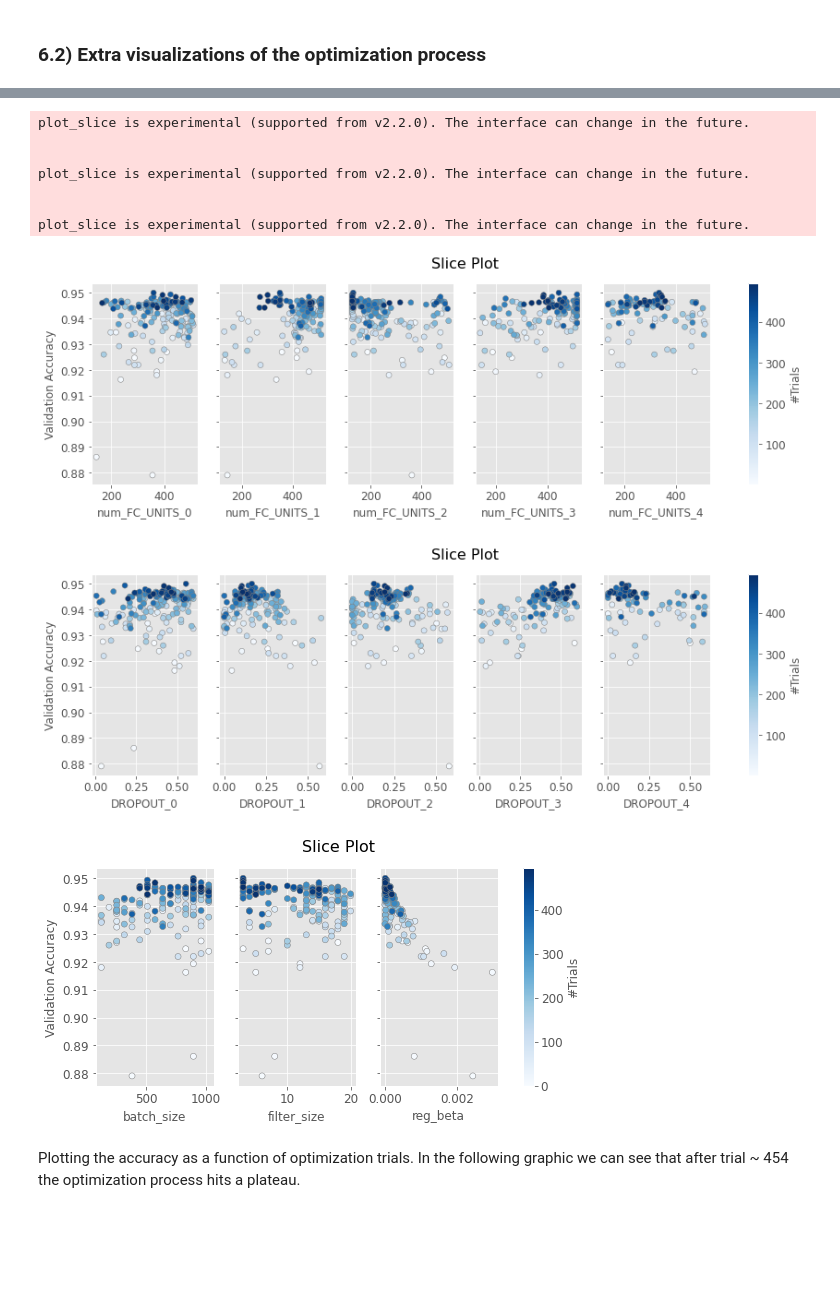
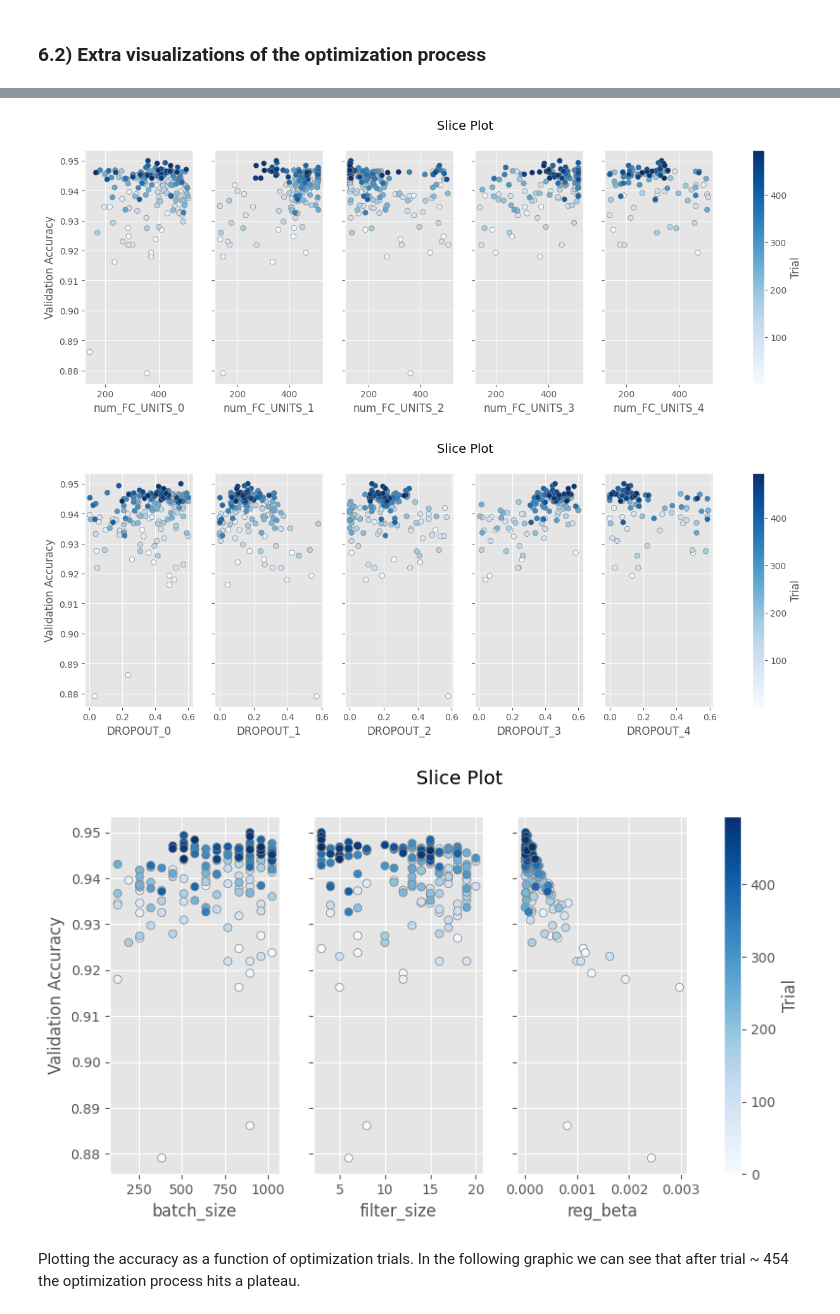
Before and after one commit to dario-passos/DeepLearning_for_VIS-NIR_Spectra, a Jupyter notebook: notebooks/Tutorial_on_DL_optimization/2) optimization_tutorial_classification_v2.ipynb, the cells around one changed output, grey strips where cells are left out. Drawn from its saved outputs; the diff is of its cells as text; code cells hidden in the pictures; blank space fills up the shorter version.

```diff
--- a/notebooks/Tutorial_on_DL_optimization/2) optimization_tutorial_classification_v2.ipynb
+++ b/notebooks/Tutorial_on_DL_optimization/2) optimization_tutorial_classification_v2.ipynb
@@ -419,9 +436,9 @@ Set parameters for graphics formating
 ## Graphics settings
 ## Setting the font sizes for comming figures
 # plt.style.use("default")
-SMALL_SIZE = 12
-MEDIUM_SIZE = 14
-BIGGER_SIZE = 16
+SMALL_SIZE = 10
+MEDIUM_SIZE = 12
+BIGGER_SIZE = 14
 
 ## uncomment for Latex graphics formating
 # plt.rcParams.update({
@@ -1213,6 +1237,6 @@ At any point we can stop the optimization and analyze the results obtained so fa
 # %%
 ## Load a pre-computed optimization study
-saved_study = optuna.study.load_study(storage="sqlite:///ClassStudy0_precomputed.db", study_name="ClassStudy0")
+saved_study = optuna.study.load_study(storage="sqlite:///ClassStudy0_precomputed_v2.db", study_name="ClassStudy0")
 
 ## Substitute the previous line by this one if you want check the ClassStudy0 that you generated
 # saved_study = optuna.study.load_study(storage="sqlite:///ClassStudy0.db", study_name="ClassStudy0")
@@ -1418,20 +1445,13 @@ You might need to change the object name from "ClassStudy0" to "loaded_study" de
 </div>
 # %%
-optuna.visualization.matplotlib.plot_slice(ClassStudy0, params=["num_FC_UNITS_0", "num_FC_UNITS_1", "num_FC_UNITS_2","num_FC_UNITS_3", "num_FC_UNITS_4"], target_name='Validation Accuracy')
-optuna.visualization.matplotlib.plot_slice(ClassStudy0, params=["DROPOUT_0", "DROPOUT_1", "DROPOUT_2","DROPOUT_3", "DROPOUT_4"], target_name='Validation Accuracy')
-optuna.visualization.matplotlib.plot_slice(ClassStudy0, params=["reg_beta","filter_size","batch_size"], target_name='Validation Accuracy')
+optuna.visualization.matplotlib.plot_slice(saved_study, params=["num_FC_UNITS_0", "num_FC_UNITS_1", "num_FC_UNITS_2","num_FC_UNITS_3", "num_FC_UNITS_4"], target_name='Validation Accuracy')
+optuna.visualization.matplotlib.plot_slice(saved_study, params=["DROPOUT_0", "DROPOUT_1", "DROPOUT_2","DROPOUT_3", "DROPOUT_4"], target_name='Validation Accuracy')
+optuna.visualization.matplotlib.plot_slice(saved_study, params=["reg_beta","filter_size","batch_size"], target_name='Validation Accuracy')
 plt.show()
 # %% [output]
-plot_slice is experimental (supported from v2.2.0). The interface can change in the future.
-
-
-plot_slice is experimental (supported from v2.2.0). The interface can change in the future.
-
-
-plot_slice is experimental (supported from v2.2.0). The interface can change in the future.
-[figure, old version]
+[figure, new version]
-[figure, old version]
+[figure, new version]
-[figure, old version]
+[figure, new version]
 # %% [markdown]
 Plotting the accuracy as a function of optimization trials. In the following graphic we can see that after trial ~ 454 the optimization process hits a plateau.
 # %%
```
Also changed, not shown: parts of 22 cells of this notebook, 1 other file.
